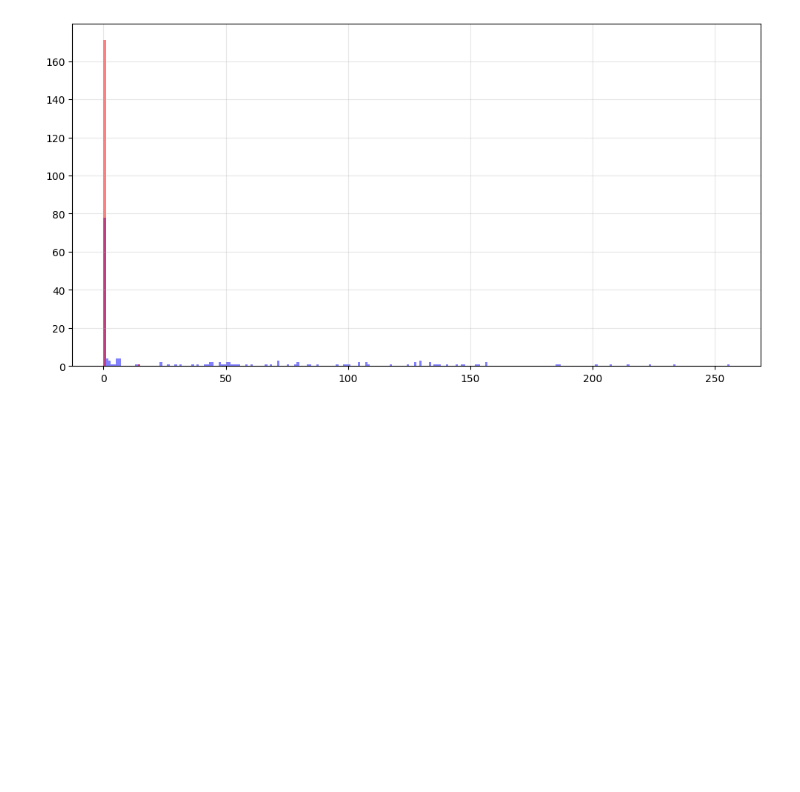
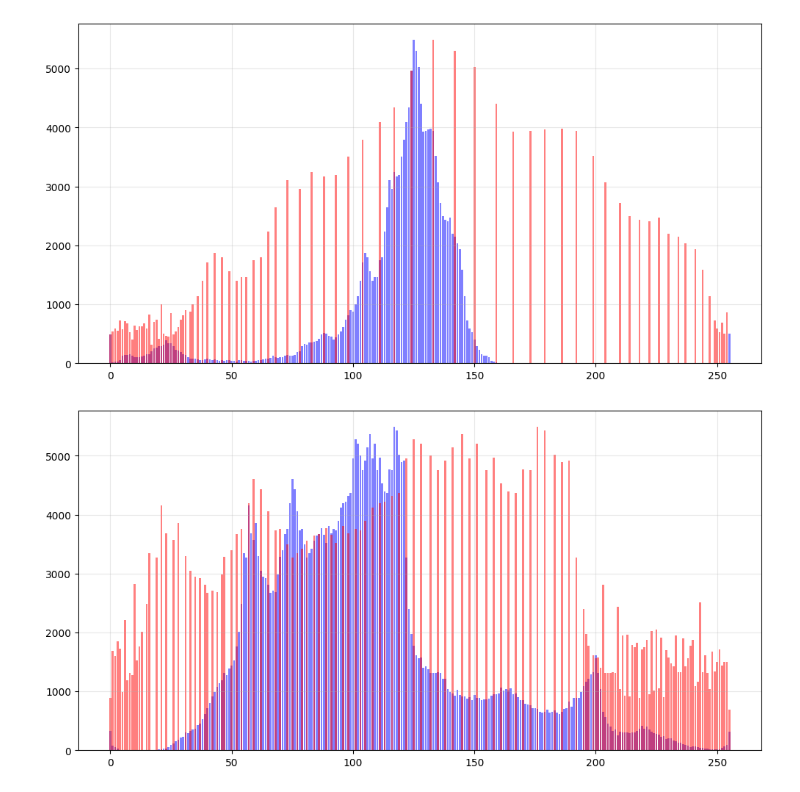
Before and after one commit to PavelYurov/blind_deconvolution, a Jupyter notebook: main3.ipynb, the cells around one changed output. Cells and saved outputs as stored; diff of their text form; code cells hidden in the pictures; blank space fills up the shorter version.

```diff
--- a/main3.ipynb
+++ b/main3.ipynb
@@ -40,7 +40,8 @@ tmp.show()
 # %%
-tmp.histogram_equalization()
+tmp.histogram_equalization(view_histogram=True)
 # %% [output]
-[figure, old version]
+[figure, new version]
+[figure, added]
 # %%
 tmp.show()
 # %% [output]
```
Also changed, not shown: parts of 3 cells of this notebook, 1 other file.
